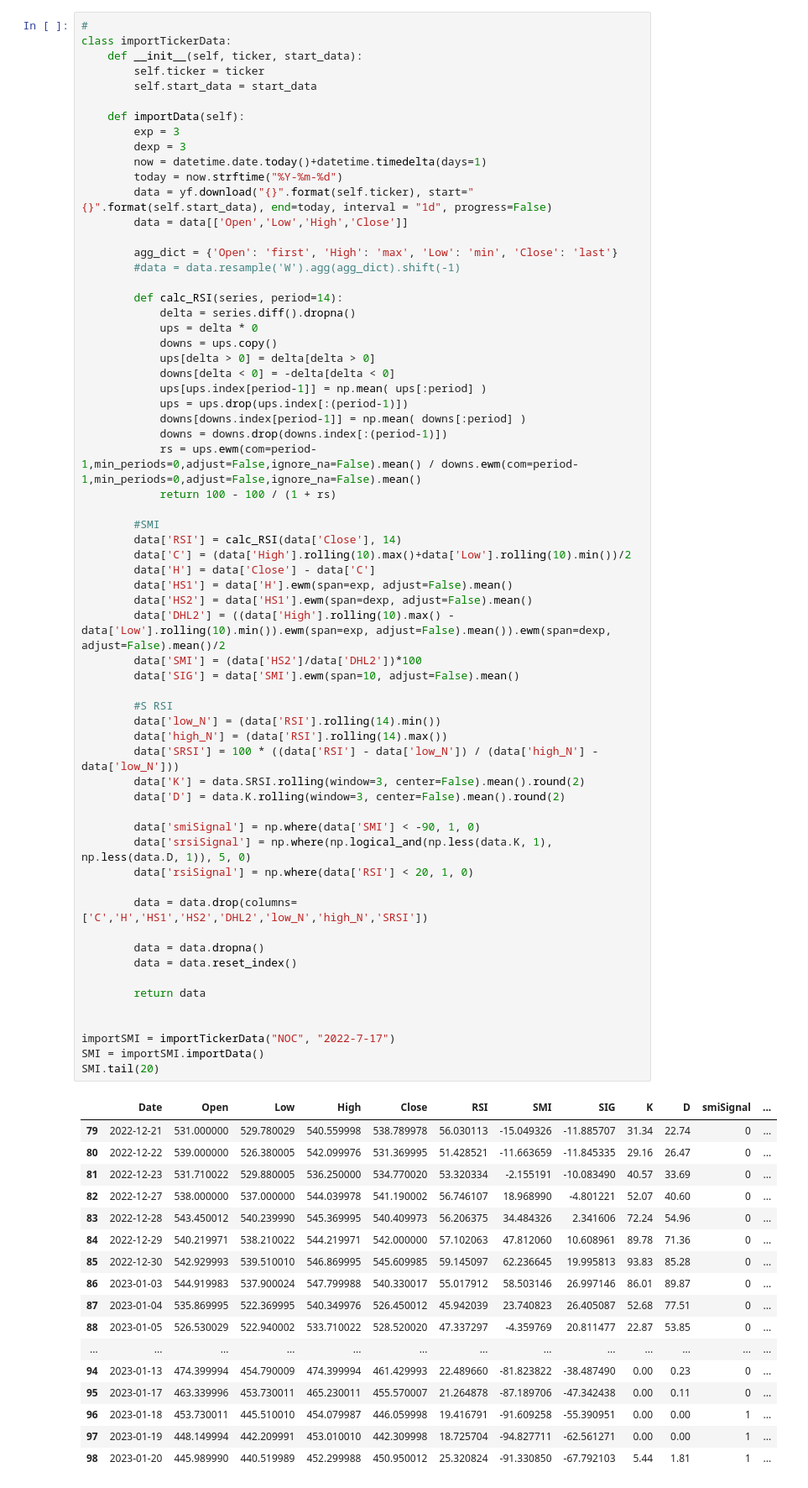
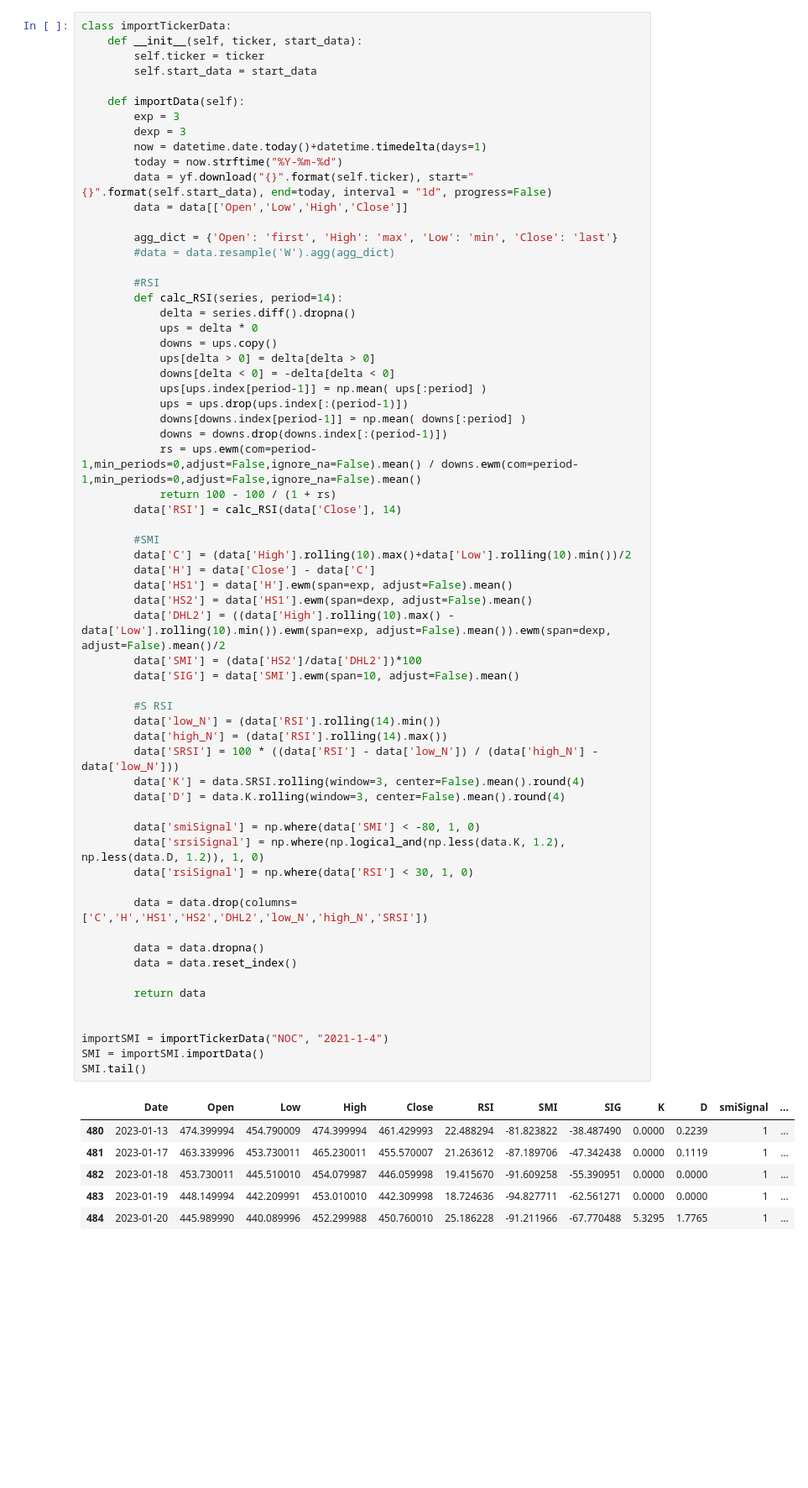
Before and after one commit to vvs8/trading37, a Jupyter notebook: 20jan2023.ipynb, the cells around one changed output. Shown at 84% size. Drawn from its saved outputs; the diff is of its cells as text; blank space fills up the shorter version.

```diff
--- a/20jan2023.ipynb
+++ b/20jan2023.ipynb
@@ -11,7 +11,6 @@ get_ipython().run_line_magic('matplotlib', 'notebook')
 from IPython.display import display, HTML
 display(HTML("<style>.container { width:100% !important; }</style>"))
 # %%
-#
 class importTickerData:
     def __init__(self, ticker, start_data):
         self.ticker = ticker
@@ -26,8 +25,9 @@ class importTickerData:
         data = data[['Open','Low','High','Close']]
 
         agg_dict = {'Open': 'first', 'High': 'max', 'Low': 'min', 'Close': 'last'}
-        #data = data.resample('W').agg(agg_dict).shift(-1)
+        #data = data.resample('W').agg(agg_dict)
 
+        #RSI
         def calc_RSI(series, period=14):
             delta = series.diff().dropna()
             ups = delta * 0
@@ -40,57 +40,46 @@ class importTickerData:
             downs = downs.drop(downs.index[:(period-1)])
             rs = ups.ewm(com=period-1,min_periods=0,adjust=False,ignore_na=False).mean() / downs.ewm(com=period-1,min_periods=0,adjust=False,ignore_na=False).mean()
             return 100 - 100 / (1 + rs)
+        data['RSI'] = calc_RSI(data['Close'], 14)
 
         #SMI
-        data['RSI'] = calc_RSI(data['Close'], 14)
         data['C'] = (data['High'].rolling(10).max()+data['Low'].rolling(10).min())/2
         data['H'] = data['Close'] - data['C']
         data['HS1'] = data['H'].ewm(span=exp, adjust=False).mean()
         data['HS2'] = data['HS1'].ewm(span=dexp, adjust=False).mean()
         data['DHL2'] = ((data['High'].rolling(10).max() - data['Low'].rolling(10).min()).ewm(span=exp, adjust=False).mean()).ewm(span=dexp, adjust=False).mean()/2
         data['SMI'] = (data['HS2']/data['DHL2'])*100
         data['SIG'] = data['SMI'].ewm(span=10, adjust=False).mean()
 
         #S RSI
         data['low_N'] = (data['RSI'].rolling(14).min())
         data['high_N'] = (data['RSI'].rolling(14).max())
         data['SRSI'] = 100 * ((data['RSI'] - data['low_N']) / (data['high_N'] - data['low_N']))
-        data['K'] = data.SRSI.rolling(window=3, center=False).mean().round(2)
-        data['D'] = data.K.rolling(window=3, center=False).mean().round(2)
+        data['K'] = data.SRSI.rolling(window=3, center=False).mean().round(4)
+        data['D'] = data.K.rolling(window=3, center=False).mean().round(4)
 
-        data['smiSignal'] = np.where(data['SMI'] < -90, 1, 0)
-        data['srsiSignal'] = np.where(np.logical_and(np.less(data.K, 1), np.less(data.D, 1)), 5, 0)
-        data['rsiSignal'] = np.where(data['RSI'] < 20, 1, 0)
+        data['smiSignal'] = np.where(data['SMI'] < -80, 1, 0)
+        data['srsiSignal'] = np.where(np.logical_and(np.less(data.K, 1.2), np.less(data.D, 1.2)), 1, 0)
+        data['rsiSignal'] = np.where(data['RSI'] < 30, 1, 0)
 
         data = data.drop(columns=['C','H','HS1','HS2','DHL2','low_N','high_N','SRSI'])
 
         data = data.dropna()
         data = data.reset_index()
 
         return data
 
 
-importSMI = importTickerData("NOC", "2022-7-17")
+importSMI = importTickerData("NOC", "2021-1-4")
 SMI = importSMI.importData()
-SMI.tail(20)
+SMI.tail()
 # %% [output]
 |  | Date | Open | Low | High | Close | RSI | SMI | SIG | K | D | smiSignal | ... |
-| 79 | 2022-12-21 | 531.000000 | 529.780029 | 540.559998 | 538.789978 | 56.030113 | -15.049326 | -11.885707 | 31.34 | 22.74 | 0 | ... |
-| 80 | 2022-12-22 | 539.000000 | 526.380005 | 542.099976 | 531.369995 | 51.428521 | -11.663659 | -11.845335 | 29.16 | 26.47 | 0 | ... |
-| 81 | 2022-12-23 | 531.710022 | 529.880005 | 536.250000 | 534.770020 | 53.320334 | -2.155191 | -10.083490 | 40.57 | 33.69 | 0 | ... |
-| 82 | 2022-12-27 | 538.000000 | 537.000000 | 544.039978 | 541.190002 | 56.746107 | 18.968990 | -4.801221 | 52.07 | 40.60 | 0 | ... |
-| 83 | 2022-12-28 | 543.450012 | 540.239990 | 545.369995 | 540.409973 | 56.206375 | 34.484326 | 2.341606 | 72.24 | 54.96 | 0 | ... |
-| 84 | 2022-12-29 | 540.219971 | 538.210022 | 544.219971 | 542.000000 | 57.102063 | 47.812060 | 10.608961 | 89.78 | 71.36 | 0 | ... |
-| 85 | 2022-12-30 | 542.929993 | 539.510010 | 546.869995 | 545.609985 | 59.145097 | 62.236645 | 19.995813 | 93.83 | 85.28 | 0 | ... |
-| 86 | 2023-01-03 | 544.919983 | 537.900024 | 547.799988 | 540.330017 | 55.017912 | 58.503146 | 26.997146 | 86.01 | 89.87 | 0 | ... |
-| 87 | 2023-01-04 | 535.869995 | 522.369995 | 540.349976 | 526.450012 | 45.942039 | 23.740823 | 26.405087 | 52.68 | 77.51 | 0 | ... |
-| 88 | 2023-01-05 | 526.530029 | 522.940002 | 533.710022 | 528.520020 | 47.337297 | -4.359769 | 20.811477 | 22.87 | 53.85 | 0 | ... |
-| ... | ... | ... | ... | ... | ... | ... | ... | ... | ... | ... | ... | ... |
-| 94 | 2023-01-13 | 474.399994 | 454.790009 | 474.399994 | 461.429993 | 22.489660 | -81.823822 | -38.487490 | 0.00 | 0.23 | 0 | ... |
-| 95 | 2023-01-17 | 463.339996 | 453.730011 | 465.230011 | 455.570007 | 21.264878 | -87.189706 | -47.342438 | 0.00 | 0.11 | 0 | ... |
-| 96 | 2023-01-18 | 453.730011 | 445.510010 | 454.079987 | 446.059998 | 19.416791 | -91.609258 | -55.390951 | 0.00 | 0.00 | 1 | ... |
-| 97 | 2023-01-19 | 448.149994 | 442.209991 | 453.010010 | 442.309998 | 18.725704 | -94.827711 | -62.561271 | 0.00 | 0.00 | 1 | ... |
-| 98 | 2023-01-20 | 445.989990 | 440.519989 | 452.299988 | 450.950012 | 25.320824 | -91.330850 | -67.792103 | 5.44 | 1.81 | 1 | ... |
+| 480 | 2023-01-13 | 474.399994 | 454.790009 | 474.399994 | 461.429993 | 22.488294 | -81.823822 | -38.487490 | 0.0000 | 0.2239 | 1 | ... |
+| 481 | 2023-01-17 | 463.339996 | 453.730011 | 465.230011 | 455.570007 | 21.263612 | -87.189706 | -47.342438 | 0.0000 | 0.1119 | 1 | ... |
+| 482 | 2023-01-18 | 453.730011 | 445.510010 | 454.079987 | 446.059998 | 19.415670 | -91.609258 | -55.390951 | 0.0000 | 0.0000 | 1 | ... |
+| 483 | 2023-01-19 | 448.149994 | 442.209991 | 453.010010 | 442.309998 | 18.724636 | -94.827711 | -62.561271 | 0.0000 | 0.0000 | 1 | ... |
+| 484 | 2023-01-20 | 445.989990 | 440.089996 | 452.299988 | 450.760010 | 25.186228 | -91.211966 | -67.770488 | 5.3295 | 1.7765 | 1 | ... |
 # %%
 import matplotlib.ticker as plticker
 from matplotlib.ticker import MultipleLocator
```
Also changed, not shown: parts of 4 cells of this notebook.
